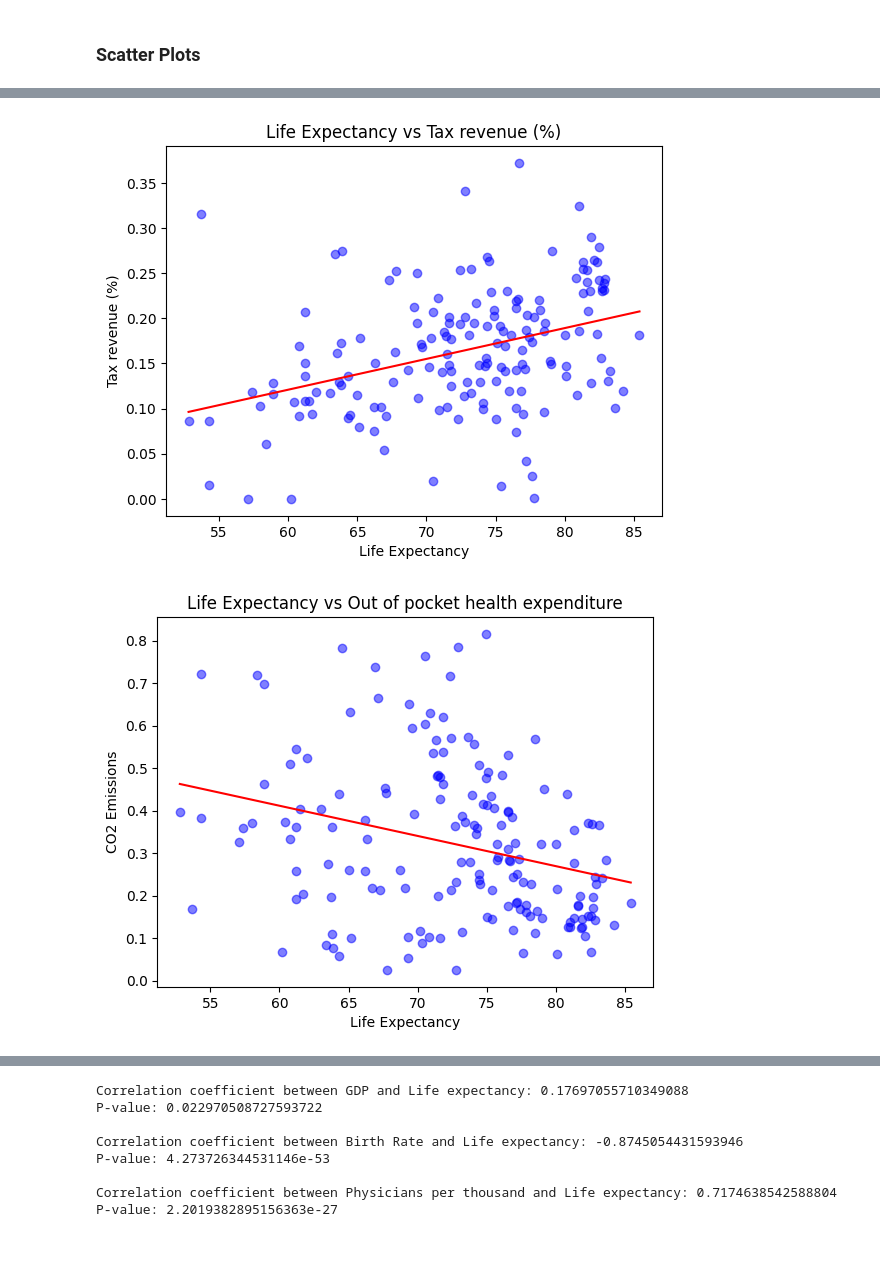
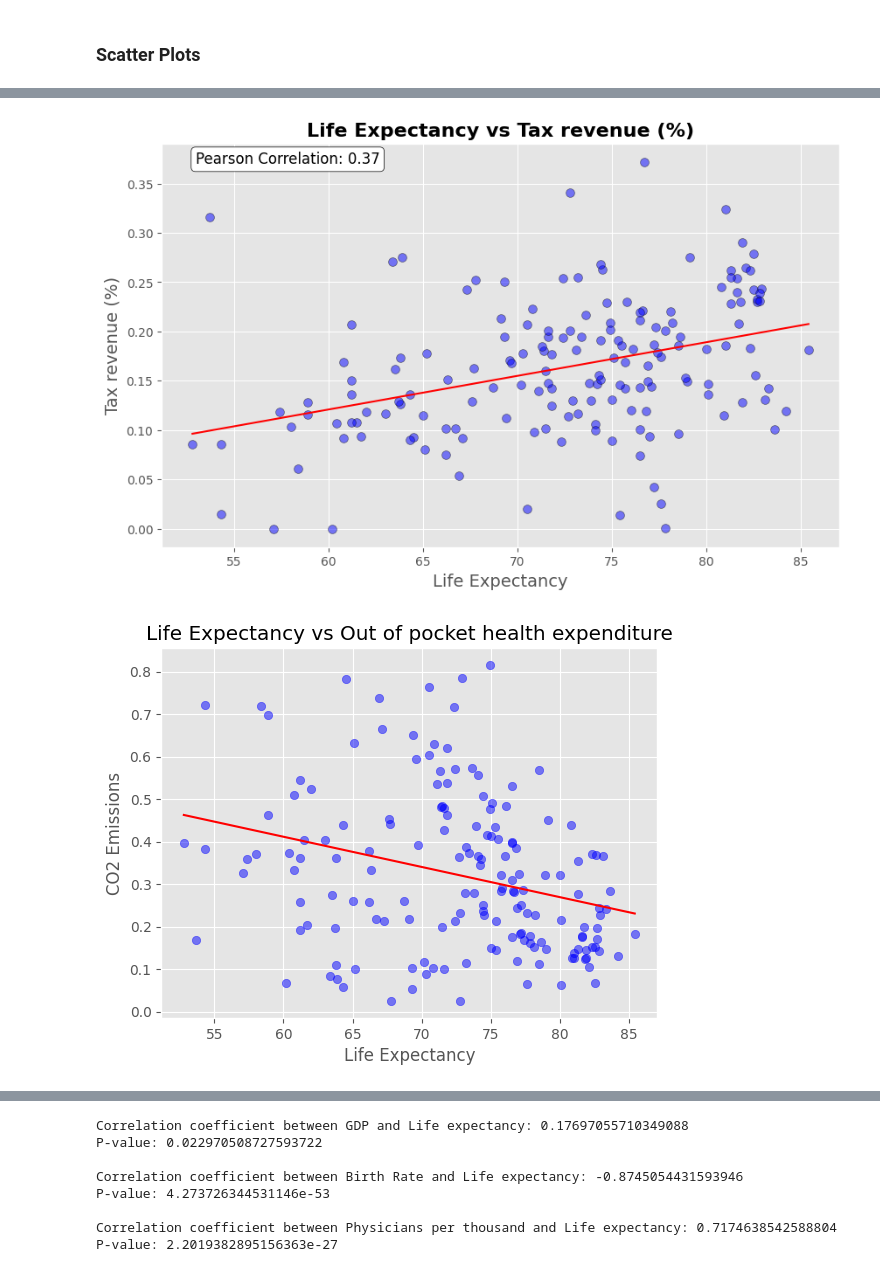
Before and after one commit to SergejsZ/DAV_CA1_SERG, a Jupyter notebook: main.ipynb, the cells around one changed output, grey strips where cells are left out. Cells and saved outputs as stored; diff of their text form; code cells hidden in the pictures.

Commit message:
:chart_with_upwards_trend: updated scatter plots, made them more readable

```diff
--- a/main.ipynb
+++ b/main.ipynb
@@ -252,22 +310,39 @@ plt.show()
 # %%
 from matplotlib import pyplot as plt
 import numpy as np
 from scipy.stats import pearsonr
 
-# Scatter plot for Life Expectancy vs Density (P/Km²)
-plt.title('Life Expectancy vs Tax revenue (%)')
-plt.xlabel('Life Expectancy')
-plt.ylabel('Tax revenue (%)')
-plt.scatter(data['Life expectancy'], data['Tax revenue (%)'], color='blue', alpha=0.5)
+# Use a universally accepted matplotlib style
+plt.style.use('ggplot')  # 'ggplot' is a popular, visually appealing style
 
-# Calculating the best fit line using linear regression (first-degree polynomial)
+# Create a figure and axis with a specified size
+plt.figure(figsize=(10, 6))
+
+# Title and labels with font sizes
+plt.title('Life Expectancy vs Tax revenue (%)', fontsize=16, fontweight='bold')
+plt.xlabel('Life Expectancy', fontsize=14)
+plt.ylabel('Tax revenue (%)', fontsize=14)
+
+# Scatter plot with enhanced appearance
+plt.scatter(data['Life expectancy'], data['Tax revenue (%)'], color='blue', alpha=0.5, edgecolor='black', s=50)
+
+# Calculate the best fit line using linear regression (first-degree polynomial)
 slope, intercept = np.polyfit(data['Life expectancy'], data['Tax revenue (%)'], 1)
 line = slope * np.unique(data['Life expectancy']) + intercept
 
-plt.plot(np.unique(data['Life expectancy']), line, color='red')
+# Plotting the best fit line with a label for the legend
+plt.plot(np.unique(data['Life expectancy']), line, color='red', label=f'Fit Line: {slope:.2f}x + {intercept:.2f}')
+
+
+# Calculate and display the Pearson correlation coefficient
+corr, _ = pearsonr(data['Life expectancy'], data['Tax revenue (%)'])
+plt.annotate(f'Pearson Correlation: {corr:.2f}', xy=(0.05, 0.95), xycoords='axes fraction', fontsize=12,
+             bbox=dict(boxstyle="round,pad=0.3", edgecolor='black', facecolor='white'))
+
+# Show the plot
 plt.show()
 # %% [output]
-[figure, old version]
+[figure, new version]
 # %%
 from matplotlib import pyplot as plt
 import numpy as np
@@ -286,7 +361,7 @@ line = slope * np.unique(data['Life expectancy']) + intercept
 plt.plot(np.unique(data['Life expectancy']), line, color='red')
 plt.show()
 # %% [output]
-[figure, old version]
+[figure, new version]
 # %%
 from matplotlib import pyplot as plt
 import numpy as np
```
Also changed, not shown: parts of 23 cells of this notebook.
